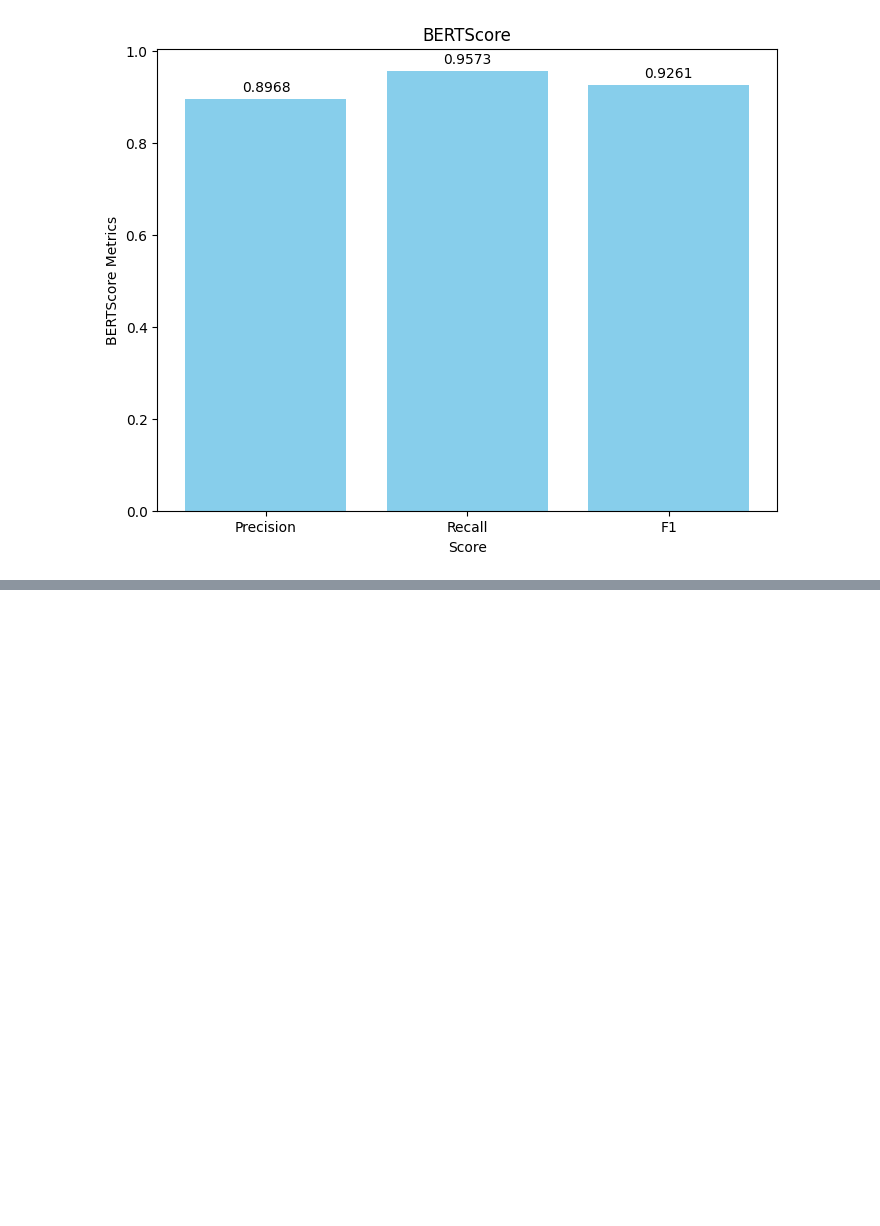
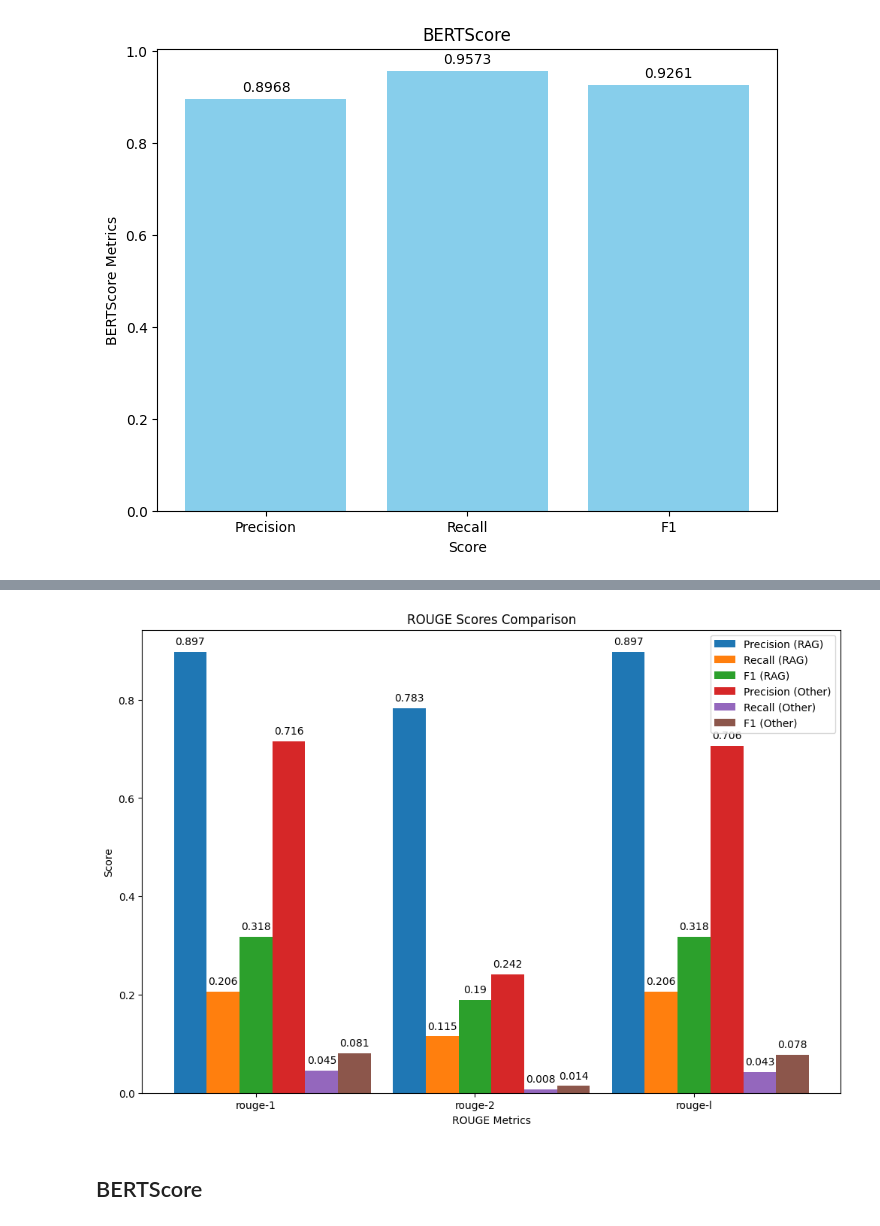
Before and after one commit to kairamilanifitria/Thesis, a Jupyter notebook: TESTING_TRY.ipynb, the cells around one changed output, grey strips where cells are left out. Drawn from its saved outputs; the diff is of its cells as text; code cells hidden in the pictures; blank space fills up the shorter version.

```diff
--- a/TESTING_TRY.ipynb
+++ b/TESTING_TRY.ipynb
@@ -162,0 +181,7 @@ You should probably TRAIN this model on a down-stream task to be able to use it
+# %%
+# Prediksi typeset.io
+predictions_other = ["The command to install the FLAIR library is pip install flair. FLAIR is a powerful natural language processing library that provides pre-trained models and tools for various NLP tasks, including named entity recognition (NER) . By running the pip install flair command, the FLAIR library and its dependencies will be automatically downloaded and installed in the Python environment . This command requires an active internet connection to access the Python Package Index (PyPI) and retrieve the FLAIR package . Once installed, FLAIR can be imported into Python scripts or notebooks using the import flair statement, allowing users to leverage its functionalities for NLP tasks, including NER in the biomedical domain.",
+                     "The proposed solution from the paper is a natural language processing (NLP) framework called FLAIR (Framework for Learning and Information Extraction). FLAIR utilizes state-of-the-art deep learning techniques, such as bidirectional LSTMs and contextual string embeddings, to achieve high-performance results in various NLP tasks, including named entity recognition (NER). The framework is designed to be user-friendly and provides pre-trained models and tools for NLP tasks. FLAIR offers compatibility with different operating systems, including Windows, macOS, and Linux, and requires a minimum Python version of 3.6 or higher. By installing the FLAIR library using the pip install flair command, users can access the functionalities of the framework and leverage its pre-trained models for NER and other NLP tasks.",
+                     "The GitHub link for the FLAIR framework is https://github.com/flairNLP/flair . The FLAIR GitHub repository provides access to the source code, documentation, and examples for using the FLAIR library in natural language processing tasks . Users can clone or download the FLAIR repository from the provided GitHub link to get the latest version of the framework . The repository contains information on how to install FLAIR, as well as tutorials and examples to help users get started with using the framework for NLP tasks . Additionally, the FLAIR GitHub repository allows users to contribute to the development of the framework by submitting issues or pull requests.",
+                     "The presented framework is used for natural language processing (NLP) tasks, specifically named entity recognition (NER) and other NLP tasks. The framework, called FLAIR (Framework for Learning and Information Extraction), utilizes deep learning techniques, such as bidirectional LSTMs and contextual string embeddings, to achieve high-performance results in NLP tasks. FLAIR provides pre-trained models and tools for NLP tasks, making it user-friendly and accessible for researchers and practitioners. The framework is compatible with different operating systems, including Windows, macOS, and Linux, and can be installed using the pip install flair command. The FLAIR GitHub repository (https://github.com/flairNLP/flair) contains the source code, documentation, and examples for using the FLAIR library in NLP tasks, allowing users to clone or download the repository to access the latest version of the framework. Users can contribute to the development of FLAIR by submitting issues or pull requests through the GitHub repository.",
+                     "The minimum Python version required to set up FLAIR in the environment is Python 3.6 or higher. FLAIR is compatible with different operating systems, including Windows, macOS, and Linux. To install FLAIR, users can use the ""pip install flair"" command, which will automatically install the required dependencies. FLAIR provides pre-trained models and tools for natural language processing (NLP) tasks, such as named entity recognition (NER).The FLAIR GitHub repository (https://github.com/flairNLP/flair) contains the source code, documentation, and examples for using the FLAIR library in NLP tasks. Users can contribute to the development of FLAIR by submitting issues or pull requests through the GitHub repository"]
@@ -162,0 +226,53 @@ You should probably TRAIN this model on a down-stream task to be able to use it
+# %%
+import matplotlib.pyplot as plt
+from rouge import Rouge
+
+rouge = Rouge()
+
+def visualize_rouge_scores(rouge_scores_rag, rouge_scores_other):
+    metrics = ['rouge-1', 'rouge-2', 'rouge-l']
+
+    precision_rag = [rouge_scores_rag[metric]['p'] for metric in metrics]
+    recall_rag = [rouge_scores_rag[metric]['r'] for metric in metrics]
+    f1_rag = [rouge_scores_rag[metric]['f'] for metric in metrics]
+
+    precision_other = [rouge_scores_other[metric]['p'] for metric in metrics]
+    recall_other = [rouge_scores_other[metric]['r'] for metric in metrics]
+    f1_other = [rouge_scores_other[metric]['f'] for metric in metrics]
+
+    fig, ax = plt.subplots(figsize=(12, 8))
+    width = 0.15
+
+    # Bars for predictions_rag
+    bar1 = ax.bar(range(len(metrics)), precision_rag, width, label='Precision (RAG)')
+    bar2 = ax.bar([i + width for i in range(len(metrics))], recall_rag, width, label='Recall (RAG)')
+    bar3 = ax.bar([i + 2 * width for i in range(len(metrics))], f1_rag, width, label='F1 (RAG)')
+
+    # Bars for predictions_other
+    bar4 = ax.bar([i + 3 * width for i in range(len(metrics))], precision_other, width, label='Precision (Other)')
+    bar5 = ax.bar([i + 4 * width for i in range(len(metrics))], recall_other, width, label='Recall (Other)')
+    bar6 = ax.bar([i + 5 * width for i in range(len(metrics))], f1_other, width, label='F1 (Other)')
+
+    ax.set_title('ROUGE Scores Comparison')
+    ax.set_xlabel('ROUGE Metrics')
+    ax.set_ylabel('Score')
+    ax.set_xticks([i + 2 * width for i in range(len(metrics))])
+    ax.set_xticklabels(metrics)
+    ax.legend()
+
+    # Annotate bars with values
+    for bars in [bar1, bar2, bar3, bar4, bar5, bar6]:
+        for bar in bars:
+            yval = bar.get_height()
+            plt.text(bar.get_x() + bar.get_width()/2, yval + 0.01, round(yval, 3), ha='center', va='bottom')
+
+    plt.show()
+
+rouge_scores_rag = rouge.get_scores(references, predictions_rag, avg=True)
+rouge_scores_other = rouge.get_scores(references, predictions_other, avg=True)
+
+visualize_rouge_scores(rouge_scores_rag, rouge_scores_other)
+# %% [output]
+[figure, added]
+# %% [markdown]
+## BERTScore ##
```
Also changed, not shown: parts of 5 cells of this notebook.
